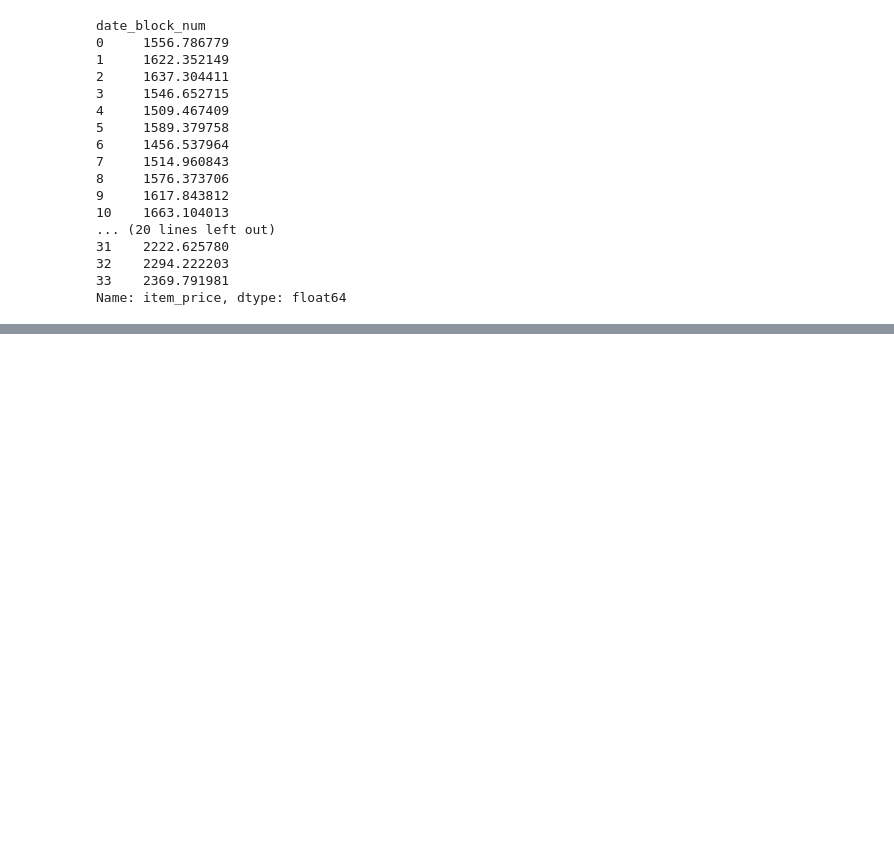
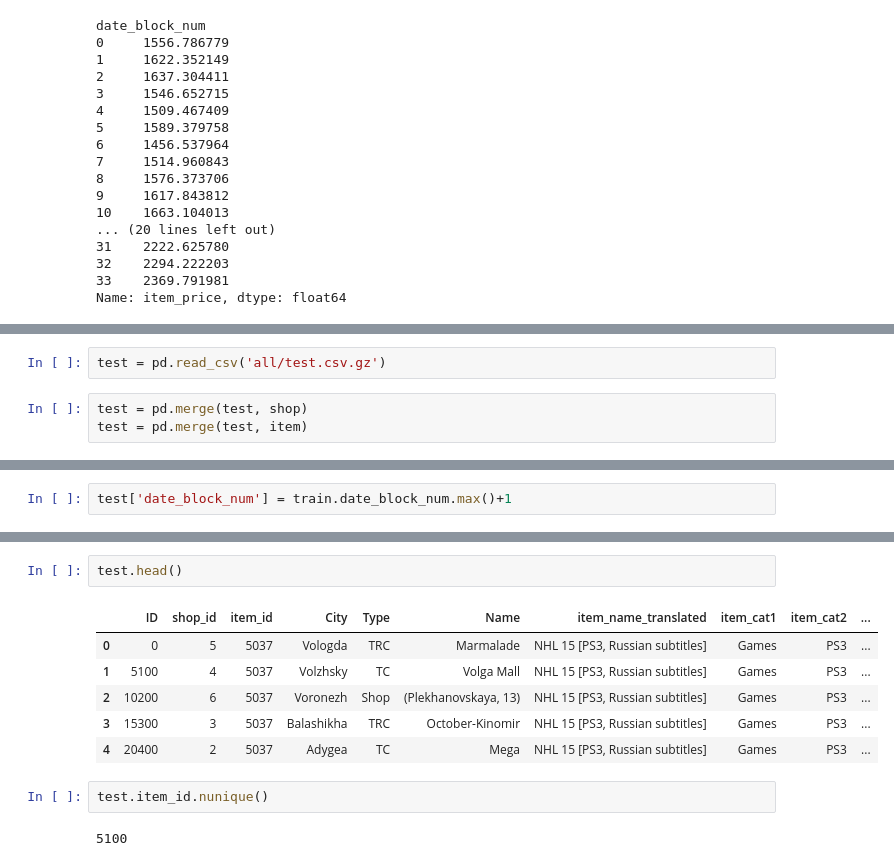
Before and after one commit to LiYan1988/predict_future_sales, a Jupyter notebook: eda_2.ipynb, the cells around one changed output, grey strips where cells are left out. Cells and saved outputs as stored; diff of their text form; blank space fills up the shorter version.

```diff
--- a/eda_2.ipynb
+++ b/eda_2.ipynb
@@ -381,0 +384,5 @@ Name: item_price, dtype: float64
+# %%
+test = pd.read_csv('all/test.csv.gz')
+# %%
+test = pd.merge(test, shop)
+test = pd.merge(test, item)
@@ -381,0 +407,2 @@ Name: item_price, dtype: float64
+# %%
+test['date_block_num'] = train.date_block_num.max()+1
@@ -381,0 +418,13 @@ Name: item_price, dtype: float64
+# %%
+test.head()
+# %% [output]
+|  | ID | shop_id | item_id | City | Type | Name | item_name_translated | item_cat1 | item_cat2 | ... |
+| 0 | 0 | 5 | 5037 | Vologda | TRC | Marmalade | NHL 15 [PS3, Russian subtitles] | Games | PS3 | ... |
+| 1 | 5100 | 4 | 5037 | Volzhsky | TC | Volga Mall | NHL 15 [PS3, Russian subtitles] | Games | PS3 | ... |
+| 2 | 10200 | 6 | 5037 | Voronezh | Shop | (Plekhanovskaya, 13) | NHL 15 [PS3, Russian subtitles] | Games | PS3 | ... |
+| 3 | 15300 | 3 | 5037 | Balashikha | TRC | October-Kinomir | NHL 15 [PS3, Russian subtitles] | Games | PS3 | ... |
+| 4 | 20400 | 2 | 5037 | Adygea | TC | Mega | NHL 15 [PS3, Russian subtitles] | Games | PS3 | ... |
+# %%
+test.item_id.nunique()
+# %% [output]
+5100
```
Also changed, not shown: parts of 4 cells of this notebook, 2 other files.
